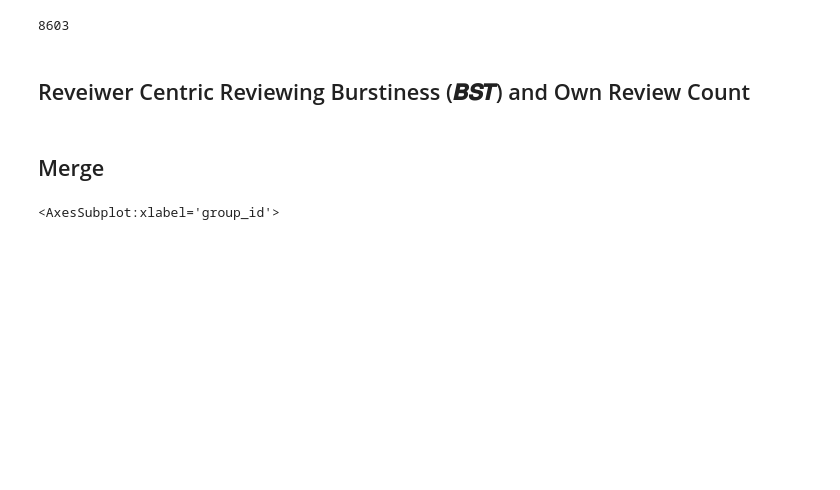
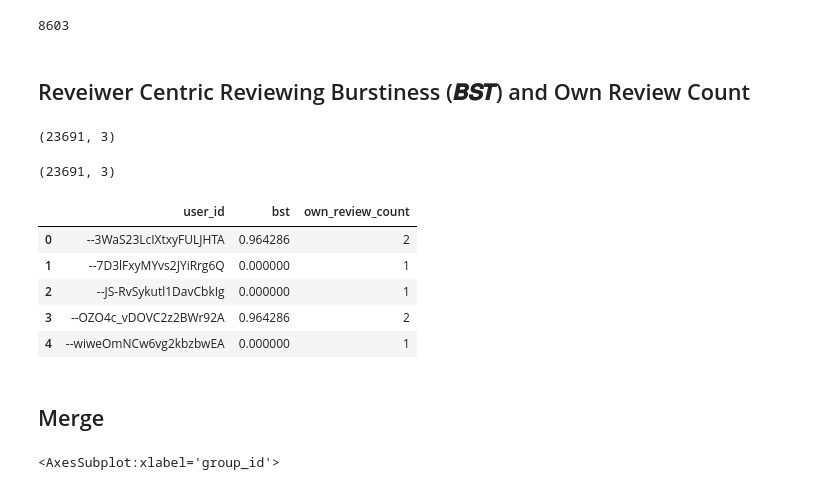
Before and after one commit to nvbogu/spam_detection, a Jupyter notebook: code/feature_extraction_bst.ipynb, the cells around one changed output. Cells and saved outputs as stored; diff of their text form; code cells hidden in the pictures; blank space fills up the shorter version.

```diff
--- a/code/Untitled.ipynb
+++ b/code/feature_extraction_bst.ipynb
@@ -80,7 +80,26 @@ def get_review_burstiness(df, t):
         result.append({'user_id': user_id, 'bst': bst, 'own_review_count': review_count})
         #print(result)
     df_result = pd.DataFrame(result)
-    df_result.drop_duplicates(subset='user_id', inplace=True)
+    #df_result.drop_duplicates(subset='user_id', inplace=True)
     return df_result
 # %%
 df_bst = get_review_burstiness(df, t)
+# %%
+df_bst.shape
+# %% [output]
+(23691, 3)
+# %%
+df_bst = df_bst.drop_duplicates()
+# %%
+df_bst.shape
+# %% [output]
+(23691, 3)
+# %%
+df_bst.head()
+# %% [output]
+|  | user_id | bst | own_review_count |
+| 0 | --3WaS23LcIXtxyFULJHTA | 0.964286 | 2 |
+| 1 | --7D3lFxyMYvs2JYiRrg6Q | 0.000000 | 1 |
+| 2 | --JS-RvSykutl1DavCbkIg | 0.000000 | 1 |
+| 3 | --OZO4c_vDOVC2z2BWr92A | 0.964286 | 2 |
+| 4 | --wiweOmNCw6vg2kbzbwEA | 0.000000 | 1 |
```
Also changed, not shown: parts of 4 cells of this notebook, 10 other files.
